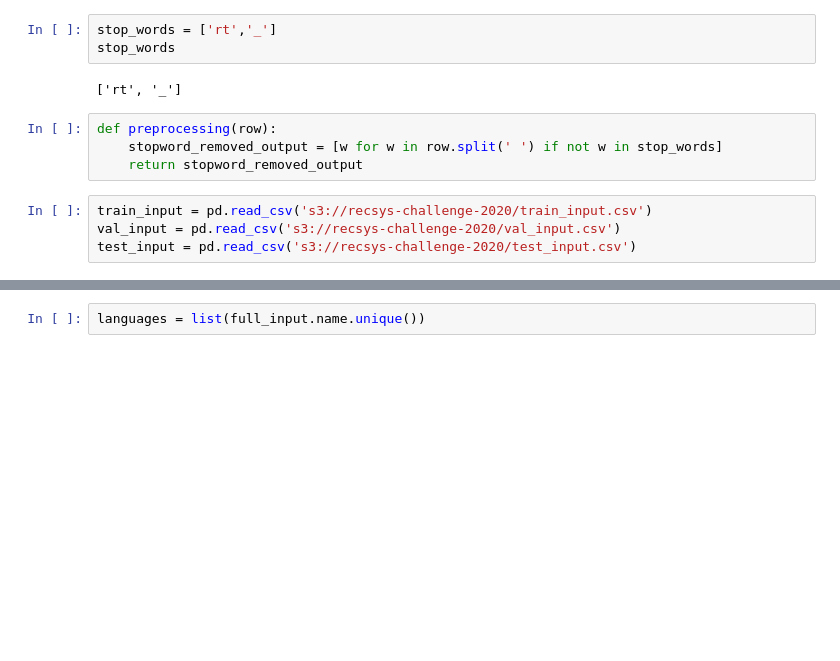
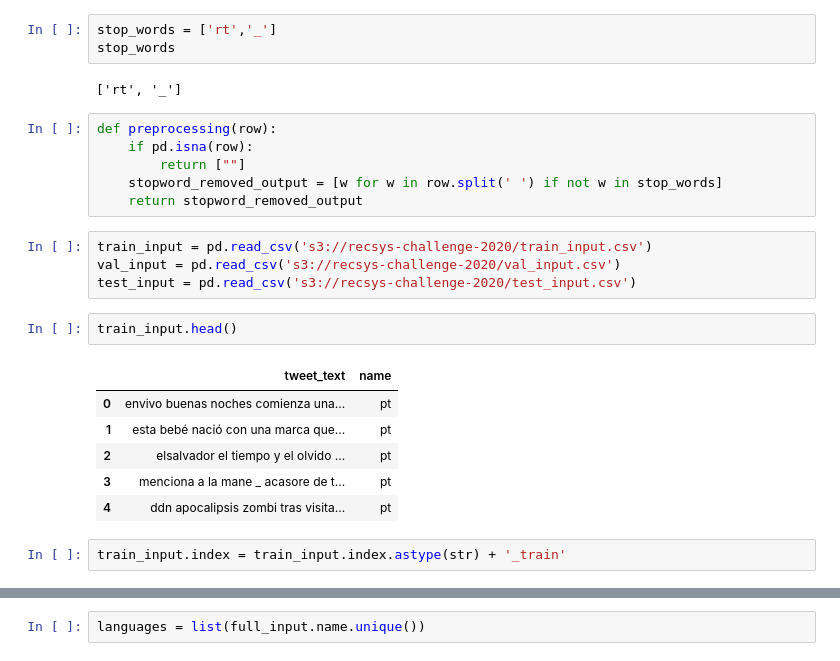
Before and after one commit to sumitsidana/recsys_challenge_2020, a Jupyter notebook: text_representation/topic_modelling-gensims-lda.ipynb, the cells around one changed output, grey strips where cells are left out. Drawn from its saved outputs; the diff is of its cells as text; blank space fills up the shorter version.

```diff
--- a/text_representation/topic_modelling-gensims-lda.ipynb
+++ b/text_representation/topic_modelling-gensims-lda.ipynb
@@ -24,9 +26,22 @@ stop_words
 ['rt', '_']
 # %%
 def preprocessing(row):
+    if pd.isna(row):
+        return [""]
     stopword_removed_output = [w for w in row.split(' ') if not w in stop_words]
     return stopword_removed_output
 # %%
 train_input = pd.read_csv('s3://recsys-challenge-2020/train_input.csv')
 val_input = pd.read_csv('s3://recsys-challenge-2020/val_input.csv')
 test_input = pd.read_csv('s3://recsys-challenge-2020/test_input.csv')
+# %%
+train_input.head()
+# %% [output]
+|  | tweet_text | name |
+| 0 | envivo buenas noches comienza una... | pt |
+| 1 | esta bebé nació con una marca que... | pt |
+| 2 | elsalvador el tiempo y el olvido ... | pt |
+| 3 | menciona a la mane _ acasore de t... | pt |
+| 4 | ddn apocalipsis zombi tras visita... | pt |
+# %%
+train_input.index = train_input.index.astype(str) + '_train'
```
Also changed, not shown: parts of 12 cells of this notebook, 1 other file.
